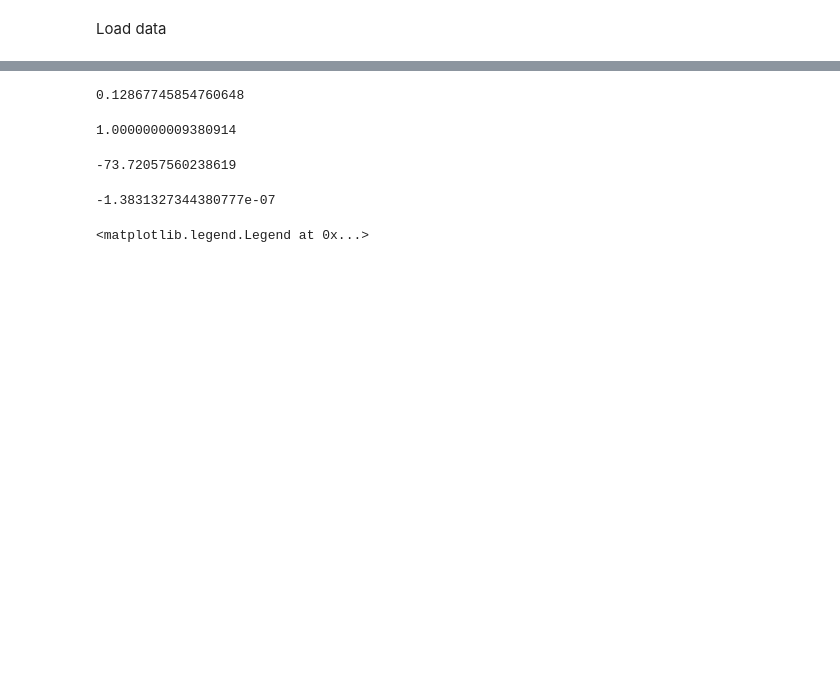
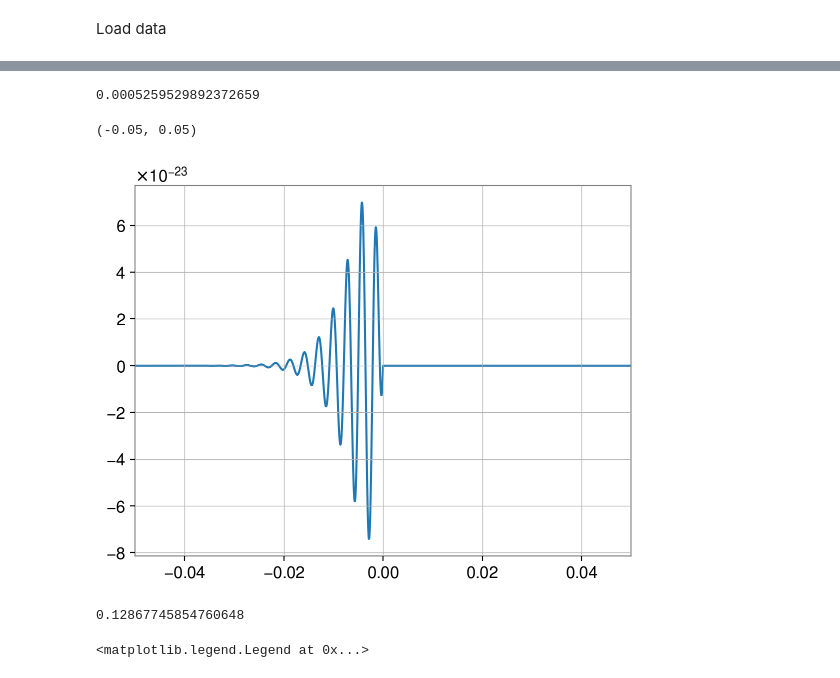
Before and after one commit to Sizheng-Ma/qnm_filter, a Jupyter notebook: code_demo/Computing_OF.ipynb, the cells around one changed output, grey strips where cells are left out. Saved outputs shown, nothing was run; the diff lists cells and outputs as text; code cells hidden in the pictures; blank space fills up the shorter version.

```diff
--- a/code_demo/Computing_OF.ipynb
+++ b/code_demo/Computing_OF.ipynb
@@ -89,3 +110,14 @@ mass_grid, chi_grid = np.meshgrid(massspace, chispace)
+# %%
+fit.add_filter(mass=50, chi=0.7, model_list=[(2,2,0,'p')])
+data = fit.truncate_data(fit.filtered_data)['H1']
+SNR=fit.compute_SNR(None, data, 'H1', optimal=True)
+print(SNR)
+fit.filtered_data['H1'].plot()
+pl.xlim(-0.05, 0.05)
+# %% [output]
+0.0005259529892372659
+(-0.05, 0.05)
+[figure, added]
 # %%
 fit.first_index()
 likelihood_data, evidence = qnm_filter.parallel_compute(fit, massspace, chispace, num_cpu = 9, **input)
@@ -99,20 +131,6 @@ FF = np.sqrt(1-(2/SNR**2)*(ln_BF-np.log(occams)))
 FF
 # %% [output]
 0.12867745854760648
-# %%
-likelihood=fit.likelihood_vs_mass_spin(50, 0.7, model_list=[(2,2,0,'p')])
-np.sqrt(1-2*likelihood/SNR**2)
-# %% [output]
-1.0000000009380914
-# %%
-fit.compute_likelihood(apply_filter=False)
-# %% [output]
--73.72057560238619
-# %%
-likelihood=fit.likelihood_vs_mass_spin(50, 0.7, model_list=[(2,2,0,'p')])
-likelihood
-# %% [output]
--1.3831327344380777e-07
 # %%
 pl.rc('figure', figsize=(6.1, 6.6))
 fig, ax = pl.subplots()
```
Also changed, not shown: parts of 7 cells of this notebook.
